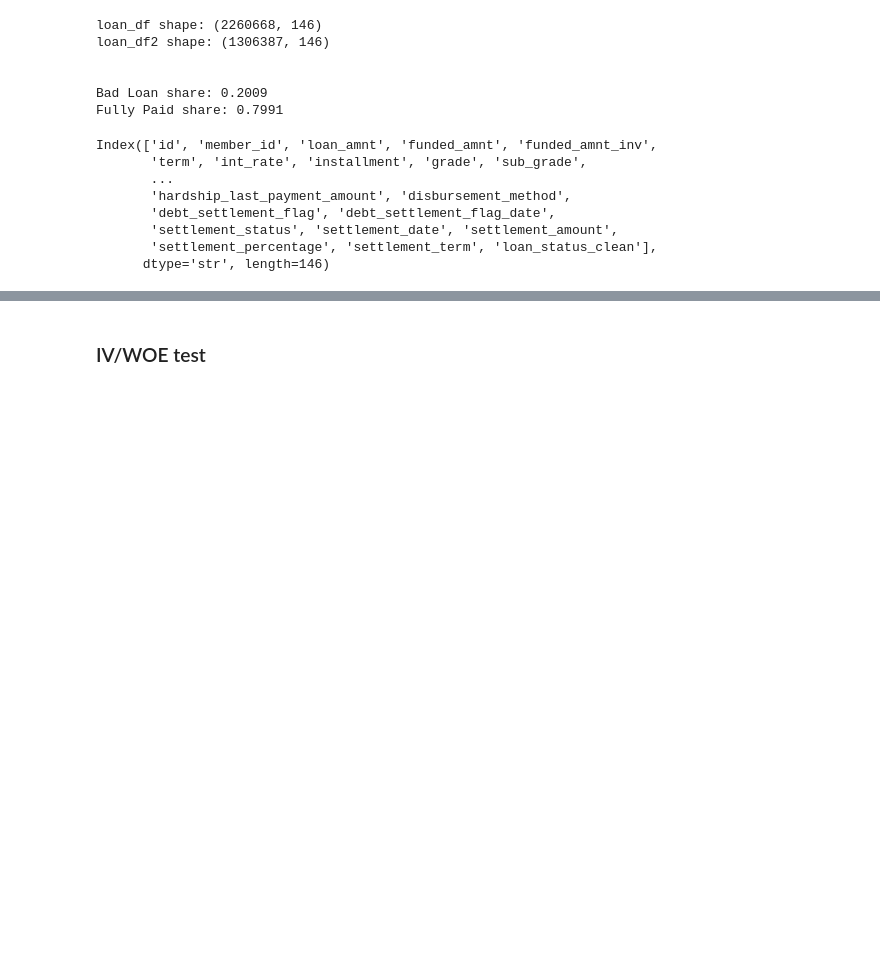
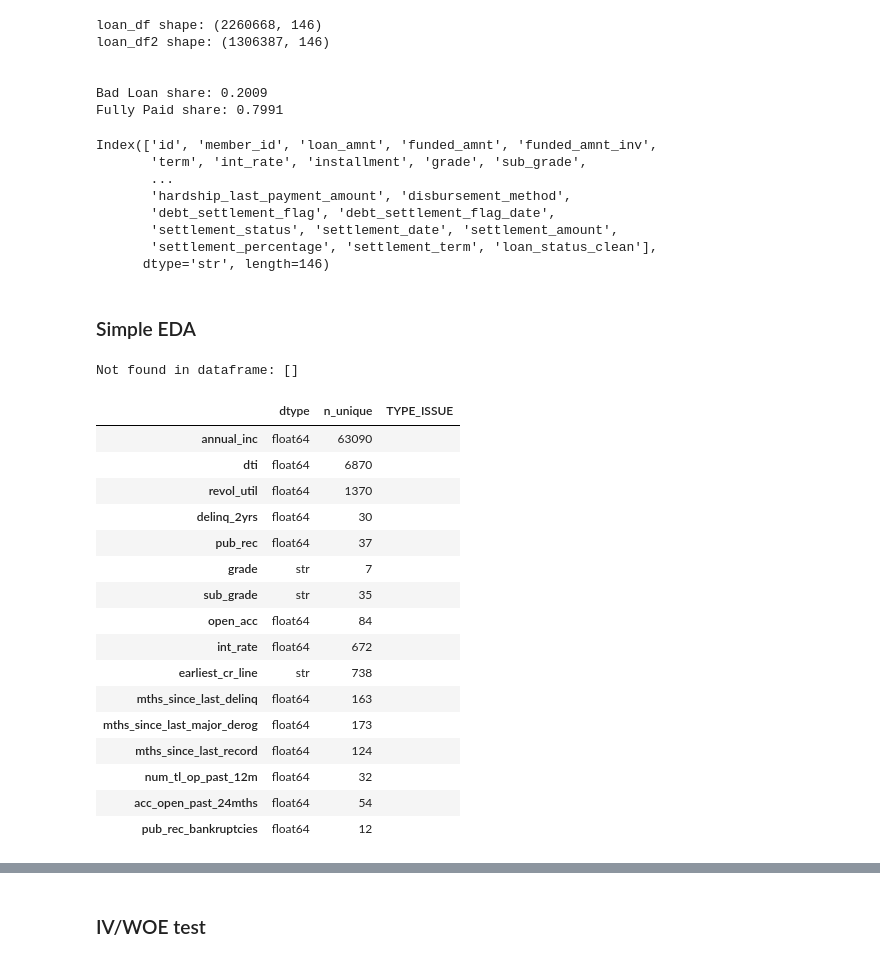
Before and after one commit to yusharif1605-dev/Credit-Scoring, a Jupyter notebook: Notebook/process.ipynb, the cells around one changed output, grey strips where cells are left out. Saved outputs shown, nothing was run; the diff lists cells and outputs as text; code cells hidden in the pictures; blank space fills up the shorter version.

Commit message:
initiated simple EDA until step 4

```diff
--- a/Notebook/process.ipynb
+++ b/Notebook/process.ipynb
@@ -152,3 +152,62 @@ Index(['id', 'member_id', 'loan_amnt', 'funded_amnt', 'funded_amnt_inv',
        'settlement_status', 'settlement_date', 'settlement_amount',
        'settlement_percentage', 'settlement_term', 'loan_status_clean'],
       dtype='str', length=146)
+# %% [markdown]
+### Simple EDA
+# %%
+# Cell 1 — setup, feature list, dtype audit
+import matplotlib.pyplot as plt
+
+pd.set_option("display.width", 200)
+
+# Point this at your TRAINING-period rows, including issue_d and the target.
+# e.g. eda_df = df.loc[df["issue_d"] < "2017-01-01"].copy()
+eda_df = loan_df2.copy()          # <-- adjust to your variable name
+TARGET = "target"                 # <-- adjust to your target column name
+
+core_feats = [
+    "annual_inc", "dti", "revol_util", "delinq_2yrs", "pub_rec",
+    "grade", "sub_grade", "open_acc", "int_rate",
+]
+support_feats = [
+    "earliest_cr_line", "mths_since_last_delinq", "mths_since_last_major_derog",
+    "mths_since_last_record", "num_tl_op_past_12m", "acc_open_past_24mths",
+    "pub_rec_bankruptcies",
+]
+eda_cols = core_feats + support_feats
+
+missing_cols = [c for c in eda_cols if c not in eda_df.columns]
+present_cols = [c for c in eda_cols if c in eda_df.columns]
+print("Not found in dataframe:", missing_cols)
+
+dtypes = pd.DataFrame({
+    "dtype": eda_df[present_cols].dtypes.astype(str),
+    "n_unique": eda_df[present_cols].nunique(dropna=True),
+})
+
+# flag numeric-looking columns stored as strings
+expected_numeric = [c for c in present_cols if c not in ("grade", "sub_grade", "earliest_cr_line")]
+dtypes["TYPE_ISSUE"] = [
+    "should be numeric, is object" if (c in expected_numeric and dtypes.loc[c, "dtype"] == "object") else ""
+    for c in dtypes.index
+]
+dtypes
+# %% [output]
+Not found in dataframe: []
+|  | dtype | n_unique | TYPE_ISSUE |
+| annual_inc | float64 | 63090 |  |
+| dti | float64 | 6870 |  |
+| revol_util | float64 | 1370 |  |
+| delinq_2yrs | float64 | 30 |  |
+| pub_rec | float64 | 37 |  |
+| grade | str | 7 |  |
+| sub_grade | str | 35 |  |
+| open_acc | float64 | 84 |  |
+| int_rate | float64 | 672 |  |
+| earliest_cr_line | str | 738 |  |
+| mths_since_last_delinq | float64 | 163 |  |
+| mths_since_last_major_derog | float64 | 173 |  |
+| mths_since_last_record | float64 | 124 |  |
+| num_tl_op_past_12m | float64 | 32 |  |
+| acc_open_past_24mths | float64 | 54 |  |
+| pub_rec_bankruptcies | float64 | 12 |  |
```
Also changed, not shown: parts of 12 cells of this notebook, 1 other file.
